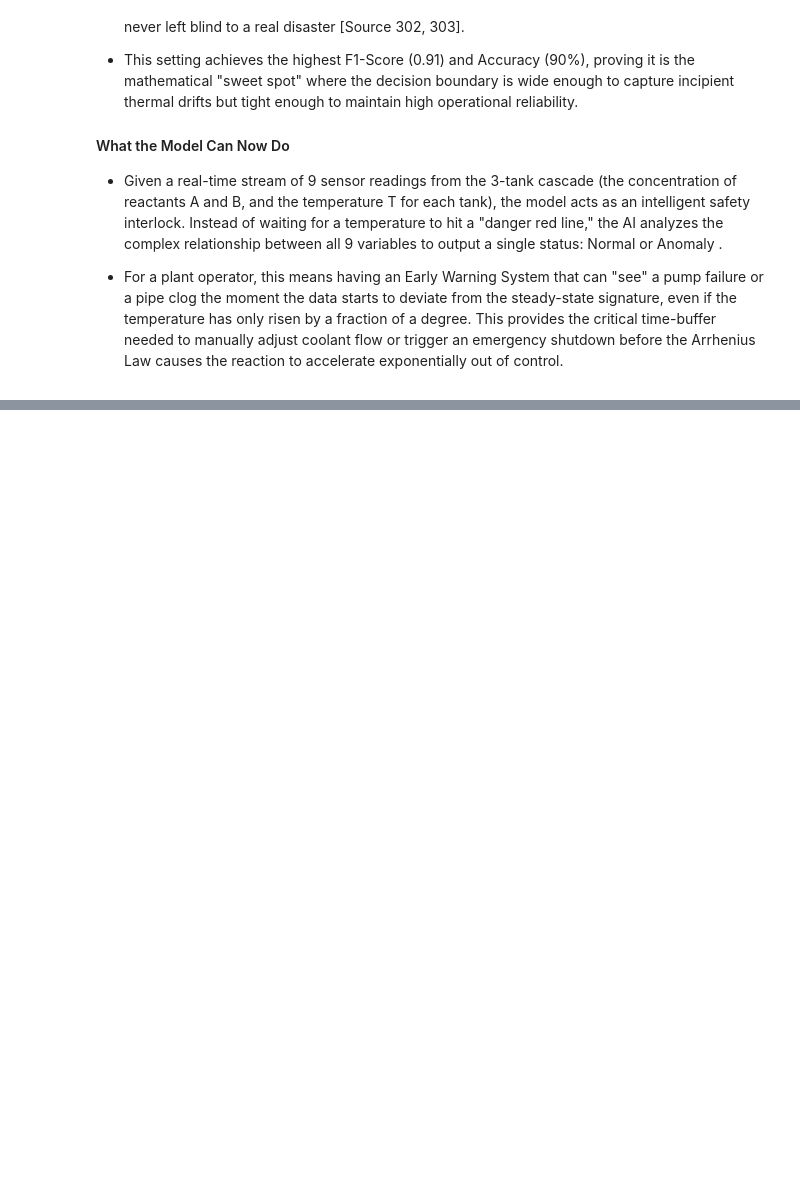
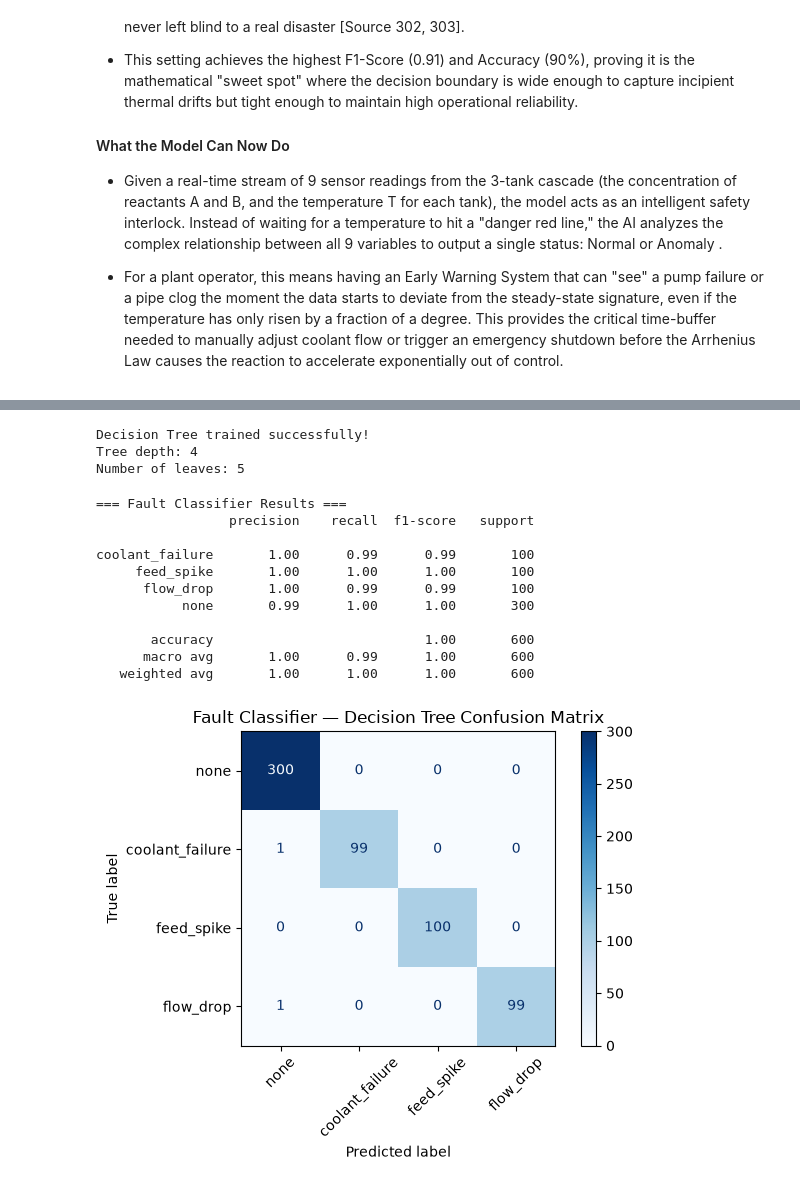
Before and after one commit to khangautocad2025-jpg/cstr-fault-detection, a Jupyter notebook: 02_Model.ipynb, the cells around one changed output, grey strips where cells are left out. Saved outputs shown, nothing was run; the diff lists cells and outputs as text; code cells hidden in the pictures; blank space fills up the shorter version.

```diff
--- a/02_Model.ipynb
+++ b/02_Model.ipynb
@@ -465,0 +557,47 @@ Normal Recall : 0.80 (above alarm fatigue threshold)
+# %%
+#Cell 9: Train Decision Tree Classifier
+classifier = DecisionTreeClassifier(
+    max_depth=5,          # limits tree depth — prevents overfitting
+    min_samples_leaf=10,  # each leaf needs at least 10 samples — prevents overfitting
+    class_weight='balanced', # handles the 1500 none vs 500 fault imbalance automatically
+    random_state=42
+)
+
+classifier.fit(X_train, y_train)
+print("Decision Tree trained successfully!")
+print(f"Tree depth: {classifier.get_depth()}")
+print(f"Number of leaves: {classifier.get_n_leaves()}")
+# %% [output]
+Decision Tree trained successfully!
+Tree depth: 4
+Number of leaves: 5
+# %%
+#Cell 10 : Evaluate
+y_pred = classifier.predict(X_test)
+
+print("=== Fault Classifier Results ===")
+print(classification_report(y_test, y_pred))
+
+cm = confusion_matrix(y_test, y_pred,
+                      labels=['none', 'coolant_failure', 'feed_spike', 'flow_drop'])
+disp = ConfusionMatrixDisplay(confusion_matrix=cm,
+                              display_labels=['none', 'coolant_failure',
+                                            'feed_spike', 'flow_drop'])
+disp.plot(cmap='Blues', xticks_rotation=45)
+plt.title('Fault Classifier — Decision Tree Confusion Matrix')
+plt.tight_layout()
+plt.savefig('./data/fault_classifier_confusion_matrix.png', dpi=150)
+plt.show()
+# %% [output]
+=== Fault Classifier Results ===
+                 precision    recall  f1-score   support
+
+coolant_failure       1.00      0.99      0.99       100
+     feed_spike       1.00      1.00      1.00       100
+      flow_drop       1.00      0.99      0.99       100
+           none       0.99      1.00      1.00       300
+
+       accuracy                           1.00       600
+      macro avg       1.00      0.99      1.00       600
+   weighted avg       1.00      1.00      1.00       600
+[figure, added]
```
Also changed, not shown: parts of 7 cells of this notebook, 2 other files.
